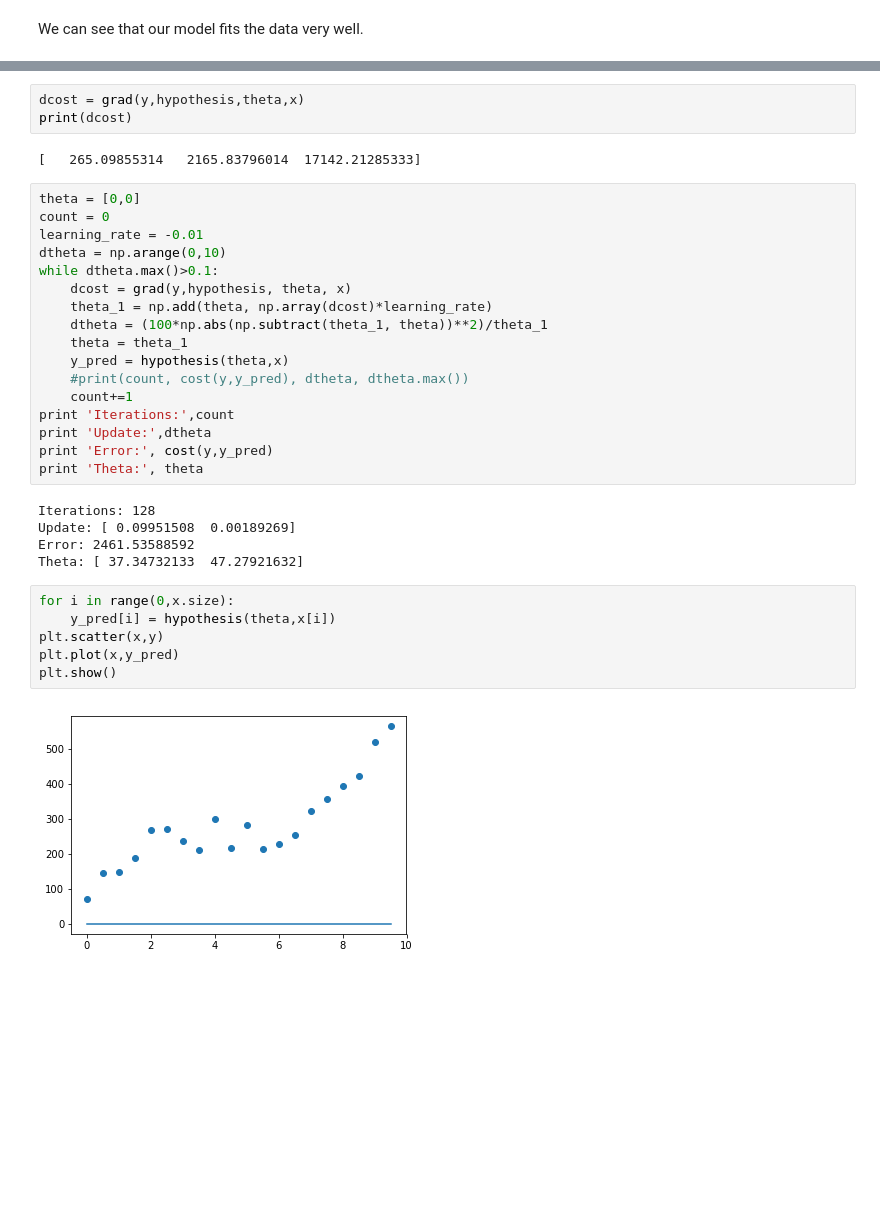
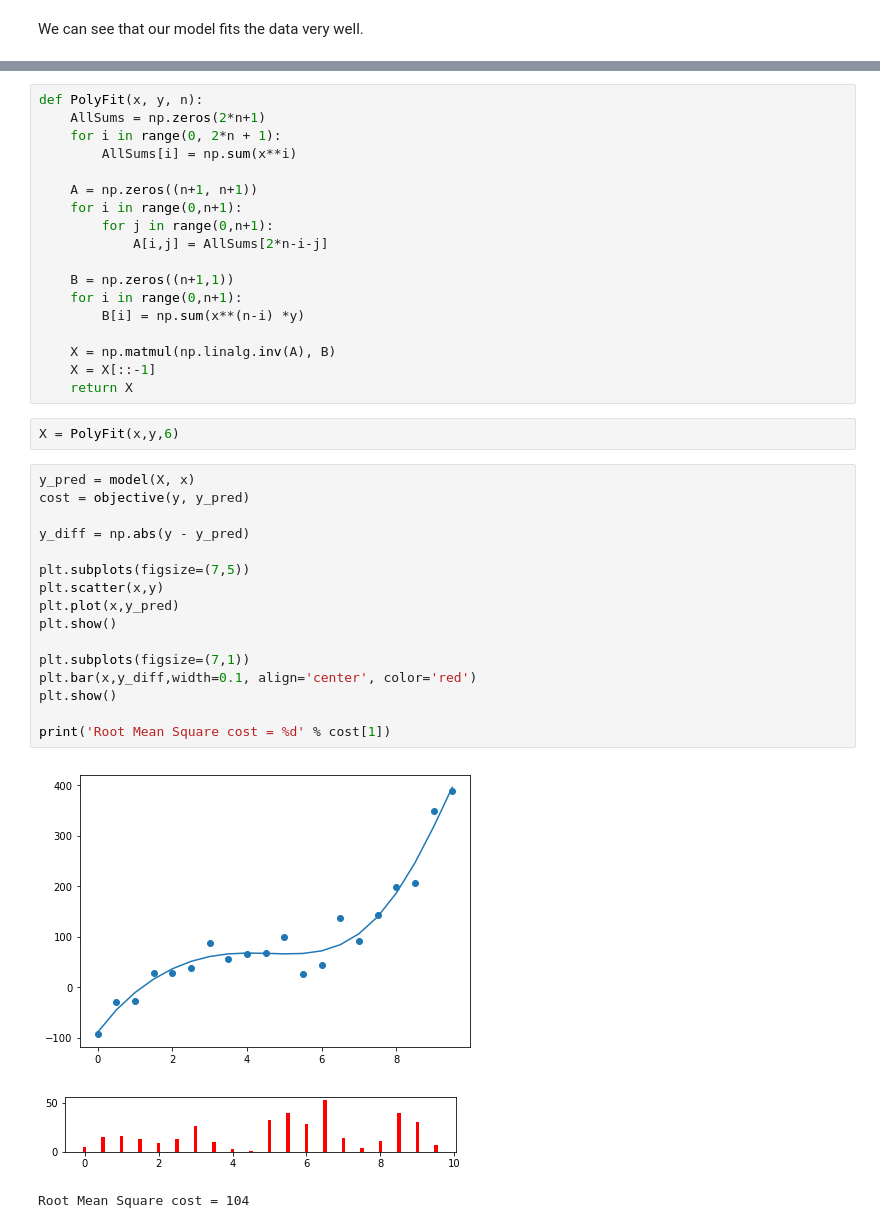
Before and after one commit to elijah981/Curve_Fitting, a Jupyter notebook: CurveFitting.ipynb, the cells around one changed output, grey strips where cells are left out. Cells and saved outputs as stored; diff of their text form; blank space fills up the shorter version.

```diff
--- a/CurveFitting.ipynb
+++ b/CurveFitting.ipynb
@@ -394,38 +397,43 @@ c
 \sum y_k
 \end{bmatrix}
 $$
-# %%
-dcost = grad(y,hypothesis,theta,x)
-print(dcost)
-# %% [output]
-[   265.09855314   2165.83796014  17142.21285333]
-# %%
-theta = [0,0]
-count = 0
-learning_rate = -0.01
-dtheta = np.arange(0,10)
-while dtheta.max()>0.1:
-    dcost = grad(y,hypothesis, theta, x)
-    theta_1 = np.add(theta, np.array(dcost)*learning_rate)
-    dtheta = (100*np.abs(np.subtract(theta_1, theta))**2)/theta_1
-    theta = theta_1
-    y_pred = hypothesis(theta,x)
-    #print(count, cost(y,y_pred), dtheta, dtheta.max())
-    count+=1
-print 'Iterations:',count
-print 'Update:',dtheta
-print 'Error:', cost(y,y_pred)
-print 'Theta:', theta
-# %% [output]
-Iterations: 128
-Update: [ 0.09951508  0.00189269]
-Error: 2461.53588592
-Theta: [ 37.34732133  47.27921632]
-# %%
-for i in range(0,x.size):
-    y_pred[i] = hypothesis(theta,x[i])
-plt.scatter(x,y)
-plt.plot(x,y_pred)
-plt.show()
-# %% [output]
-[figure, removed]
+# %%
+def PolyFit(x, y, n):
+    AllSums = np.zeros(2*n+1)
+    for i in range(0, 2*n + 1):
+        AllSums[i] = np.sum(x**i)
+
+    A = np.zeros((n+1, n+1))
+    for i in range(0,n+1):
+        for j in range(0,n+1):
+            A[i,j] = AllSums[2*n-i-j]
+
+    B = np.zeros((n+1,1))
+    for i in range(0,n+1):
+        B[i] = np.sum(x**(n-i) *y)
+
+    X = np.matmul(np.linalg.inv(A), B)
+    X = X[::-1]
+    return X
+# %%
+X = PolyFit(x,y,6)
+# %%
+y_pred = model(X, x)
+cost = objective(y, y_pred)
+
+y_diff = np.abs(y - y_pred)
+
+plt.subplots(figsize=(7,5))
+plt.scatter(x,y)
+plt.plot(x,y_pred)
+plt.show()
+
+plt.subplots(figsize=(7,1))
+plt.bar(x,y_diff,width=0.1, align='center', color='red')
+plt.show()
+
+print('Root Mean Square cost = %d' % cost[1])
+# %% [output]
+[figure, added]
+[figure, added]
+Root Mean Square cost = 104
```
Also changed, not shown: parts of 5 cells of this notebook.
